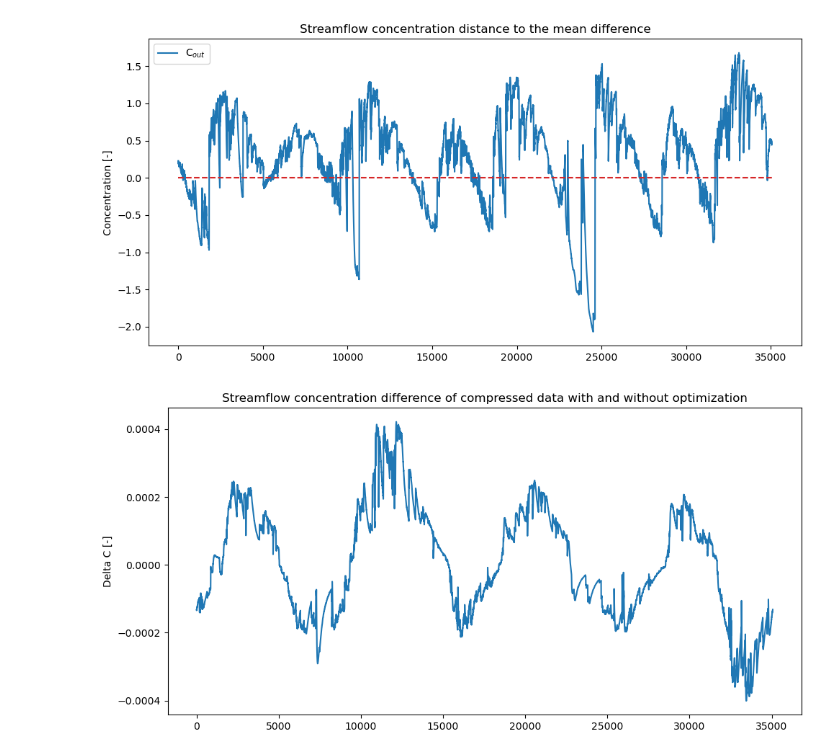
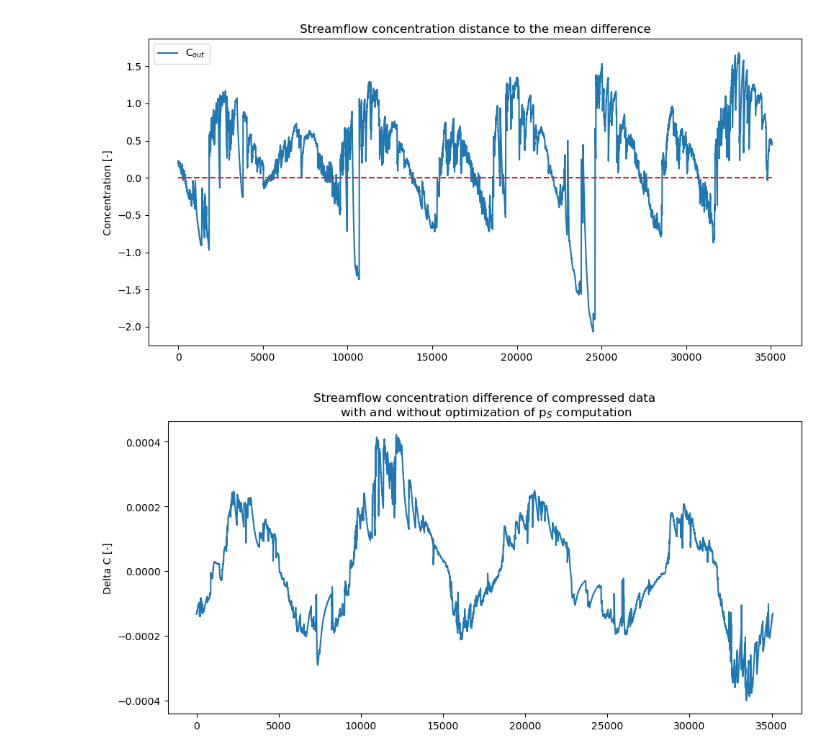
Before and after one commit to rmiazza/buckets_chain, a Jupyter notebook: buckets_chain_spinup_conc.ipynb, the cells around one changed output. Drawn from its saved outputs; the diff is of its cells as text; code cells hidden in the pictures.

```diff
--- a/buckets_chain_spinup_conc.ipynb
+++ b/buckets_chain_spinup_conc.ipynb
@@ -311,7 +311,10 @@ xi_indices = np.array([find_xi(a, r, i) for i in range(a * int(n) + 1)])
 
 # Pre-compute cumsum
 cumsum_norm_L = np.cumsum(norm_L[::-1])
+cumsum_exp_norm_L = np.exp(-cumsum_norm_L)
+
 cumsum_norm_Q_l = np.cumsum(norm_Q_l[::-1])
+cumsum_exp_norm_Q_l = np.exp(-cumsum_norm_Q_l)
 
 
 for j in range(spinup_len, max_data_len):
@@ -319,15 +322,15 @@ for j in range(spinup_len, max_data_len):
     # upper box
     p_S_u_temp = (
         (J_w_spinup[j::-1] / S_u[j])
-        * np.exp(norm_L[j] + cumsum_norm_L[max_data_len-j] - cumsum_norm_L[max_data_len-j-1:])
+        * np.exp(norm_L[j] + cumsum_norm_L[max_data_len-j]) * cumsum_exp_norm_L[max_data_len-j-1:]
     )
 
     # lower box
     p_S_l_temp = (
         ((1 - nu) * L[j::-1] / S_l[j])
-        * np.exp(norm_Q_l[j] + cumsum_norm_Q_l[max_data_len-j] - cumsum_norm_Q_l[max_data_len-j-1:])
+        * np.exp(norm_Q_l[j] + cumsum_norm_Q_l[max_data_len-j]) * cumsum_exp_norm_Q_l[max_data_len-j-1:]
         )  # age since entry in lower box
-    p_Q_l_temp = scipy.signal.convolve(p_S_l_temp, p_S_u_temp, mode='full', method='fft')[:(j + 1)]
+    p_Q_l_temp = scipy.signal.convolve(p_S_l_temp, p_S_u_temp, mode='full', method='fft')[:(j + 1)]  # computational bottleneck
 
     # streamflow age
     p_Q_s_temp = nu * L[j] / (nu * L[j] + Q_l[j]) * p_S_u_temp + Q_l[j] / (nu * L[j] + Q_l[j]) * p_Q_l_temp
@@ -451,11 +470,11 @@ fig.tight_layout();
 # %%
 fig, ax = plt.subplots(figsize=(10,5))
 
 ax.plot(Cout_comp_opt - Cout_comp)
 
 ax.set_ylabel('Delta C [-]')
-ax.set_title('Streamflow concentration difference of compressed data with and without optimization')
+ax.set_title('Streamflow concentration difference of compressed data\n with and without optimization of p$_S$ computation')
 
 fig.tight_layout();
 # %% [output]
-[figure, old version]
+[figure, new version]
```
Also changed, not shown: parts of 1 cell of this notebook.
